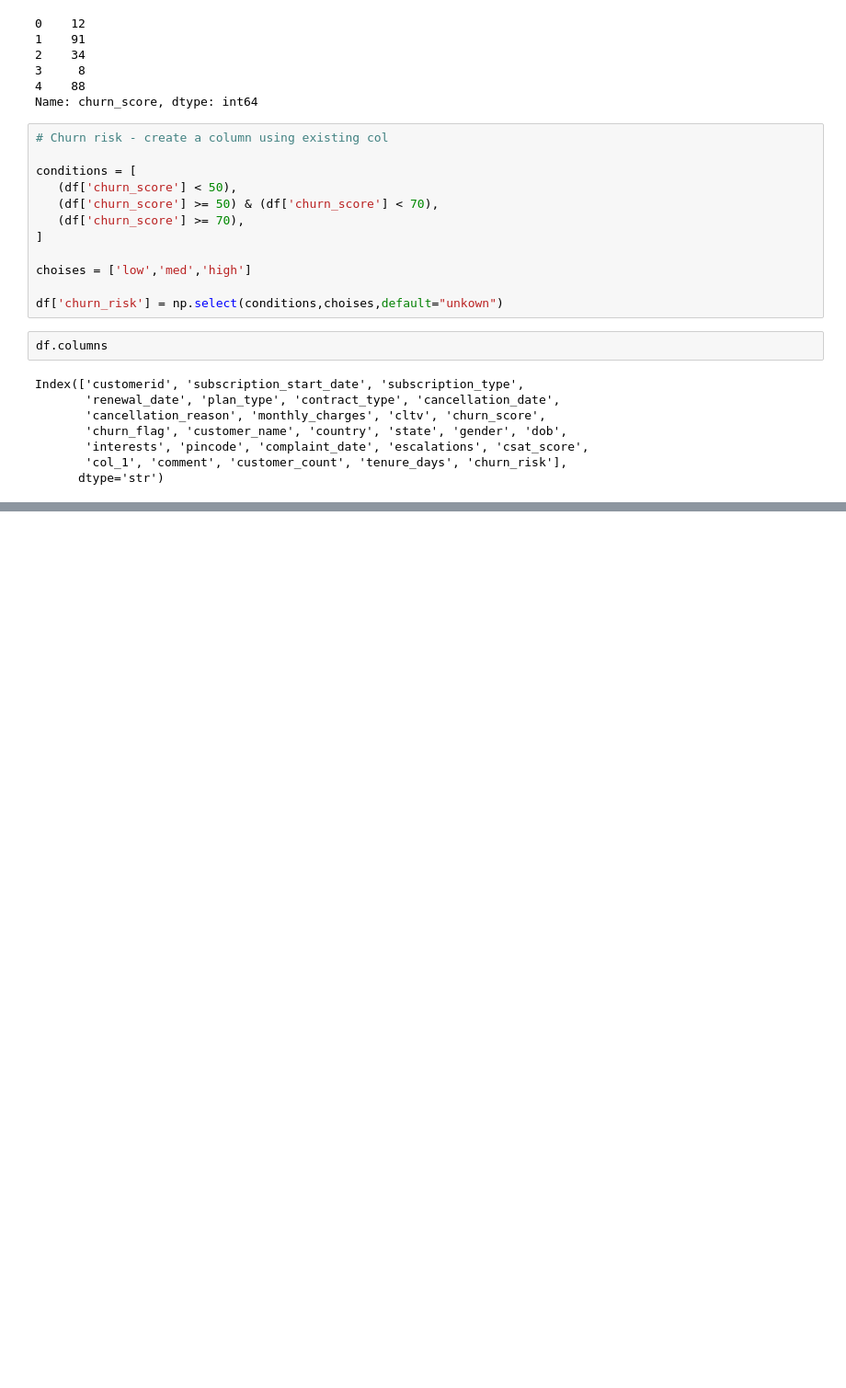
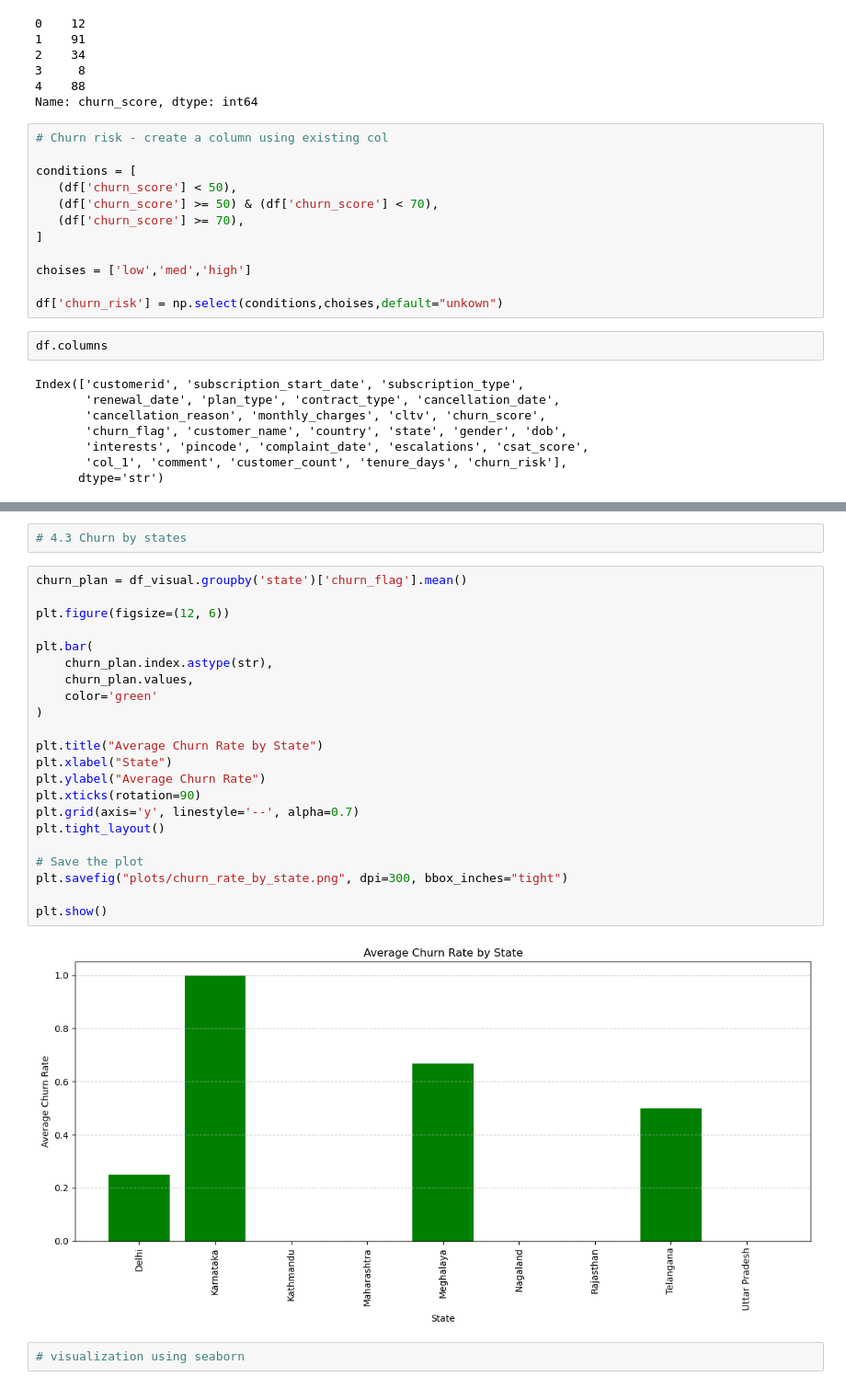
Before and after one commit to Manshavatsh0123/customer-churn-data-analysis, a Jupyter notebook: churn_analysis.ipynb, the cells around one changed output, grey strips where cells are left out. Shown at 92% size. Drawn from its saved outputs; the diff is of its cells as text; blank space fills up the shorter version.

```diff
--- a/churn_analysis.ipynb
+++ b/churn_analysis.ipynb
@@ -585,0 +665,28 @@ df[['churn_risk','churn_score']].head()
+# %%
+# 4.3 Churn by states
+# %%
+churn_plan = df_visual.groupby('state')['churn_flag'].mean()
+
+plt.figure(figsize=(12, 6))
+
+plt.bar(
+    churn_plan.index.astype(str),
+    churn_plan.values,
+    color='green'
+)
+
+plt.title("Average Churn Rate by State")
+plt.xlabel("State")
+plt.ylabel("Average Churn Rate")
+plt.xticks(rotation=90)
+plt.grid(axis='y', linestyle='--', alpha=0.7)
+plt.tight_layout()
+
+# Save the plot
+plt.savefig("plots/churn_rate_by_state.png", dpi=300, bbox_inches="tight")
+
+plt.show()
+# %% [output]
+[figure, added]
+# %%
+# visualization using seaborn
```
Also changed, not shown: parts of 11 cells of this notebook, 4 other files.
